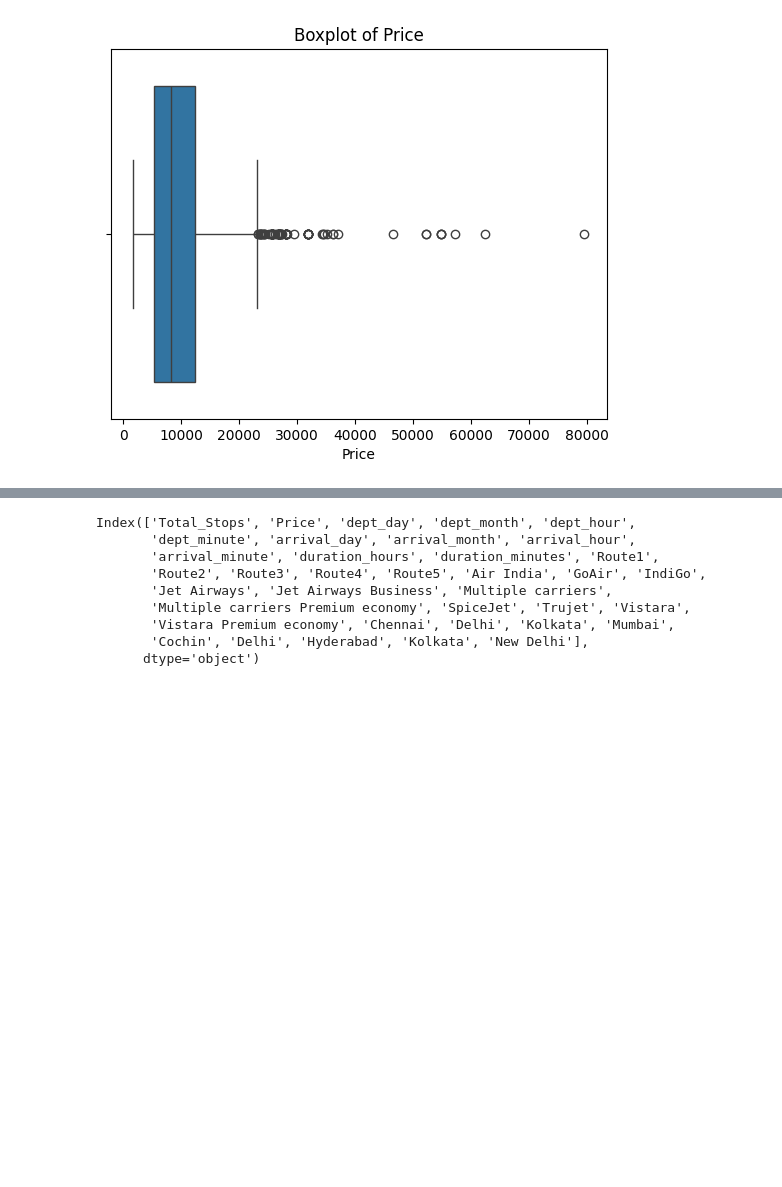
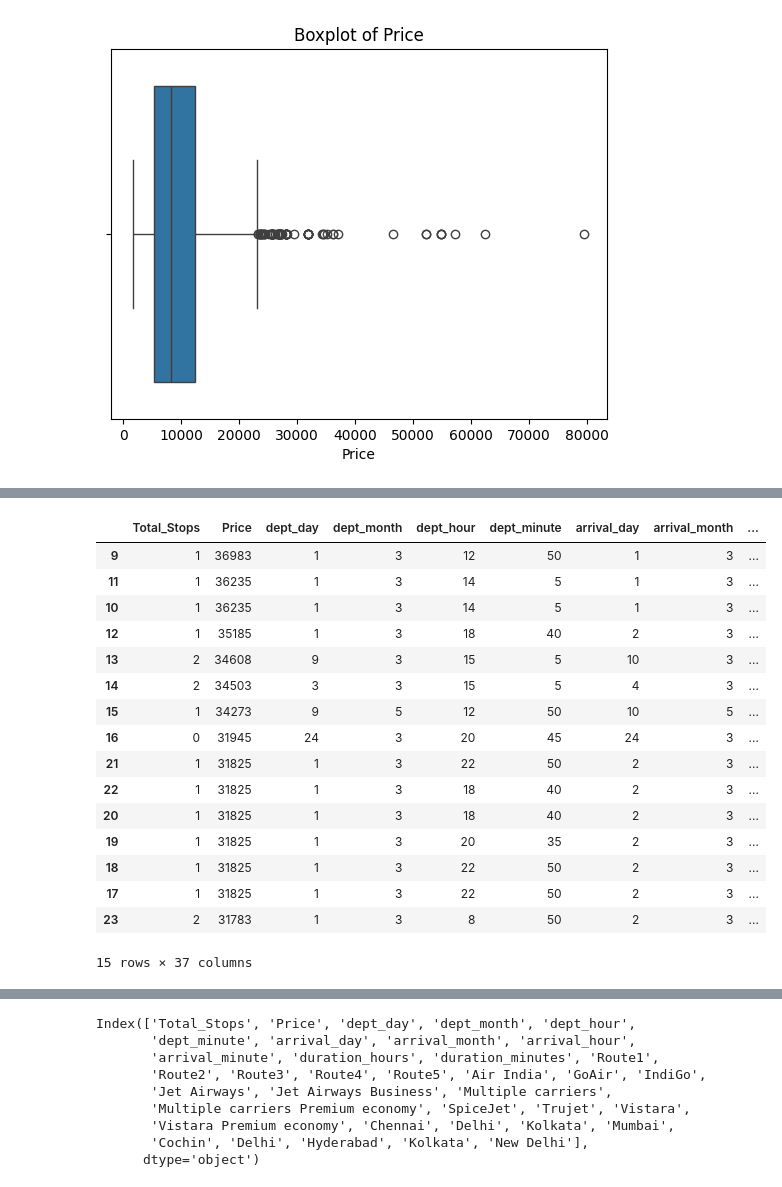
Before and after one commit to stevenhan777/Flight-Price-Prediction-Project, a Jupyter notebook: notebook/EDA_FLIGHT_PRICE.ipynb, the cells around one changed output, grey strips where cells are left out. Saved outputs shown, nothing was run; the diff lists cells and outputs as text; code cells hidden in the pictures; blank space fills up the shorter version.

```diff
--- a/notebook/EDA_FLIGHT_PRICE.ipynb
+++ b/notebook/EDA_FLIGHT_PRICE.ipynb
@@ -818 +827,23 @@ df['Price']=np.where(df['Price']>upper_bound,df['Price'].median(),df['Price'])
+# %%
+#View highest price again
+high_price = df.sort_values(by='Price', ascending=False)
+high_price.head(15)
+# %% [output]
+|  | Total_Stops | Price | dept_day | dept_month | dept_hour | dept_minute | arrival_day | arrival_month | ... |
+| 9 | 1 | 36983 | 1 | 3 | 12 | 50 | 1 | 3 | ... |
+| 11 | 1 | 36235 | 1 | 3 | 14 | 5 | 1 | 3 | ... |
+| 10 | 1 | 36235 | 1 | 3 | 14 | 5 | 1 | 3 | ... |
+| 12 | 1 | 35185 | 1 | 3 | 18 | 40 | 2 | 3 | ... |
+| 13 | 2 | 34608 | 9 | 3 | 15 | 5 | 10 | 3 | ... |
+| 14 | 2 | 34503 | 3 | 3 | 15 | 5 | 4 | 3 | ... |
+| 15 | 1 | 34273 | 9 | 5 | 12 | 50 | 10 | 5 | ... |
+| 16 | 0 | 31945 | 24 | 3 | 20 | 45 | 24 | 3 | ... |
+| 21 | 1 | 31825 | 1 | 3 | 22 | 50 | 2 | 3 | ... |
+| 22 | 1 | 31825 | 1 | 3 | 18 | 40 | 2 | 3 | ... |
+| 20 | 1 | 31825 | 1 | 3 | 18 | 40 | 2 | 3 | ... |
+| 19 | 1 | 31825 | 1 | 3 | 20 | 35 | 2 | 3 | ... |
+| 18 | 1 | 31825 | 1 | 3 | 22 | 50 | 2 | 3 | ... |
+| 17 | 1 | 31825 | 1 | 3 | 22 | 50 | 2 | 3 | ... |
+| 23 | 2 | 31783 | 1 | 3 | 8 | 50 | 2 | 3 | ... |
+15 rows × 37 columns
 # %%
```
Also changed, not shown: parts of 61 cells of this notebook, 18 other files.
